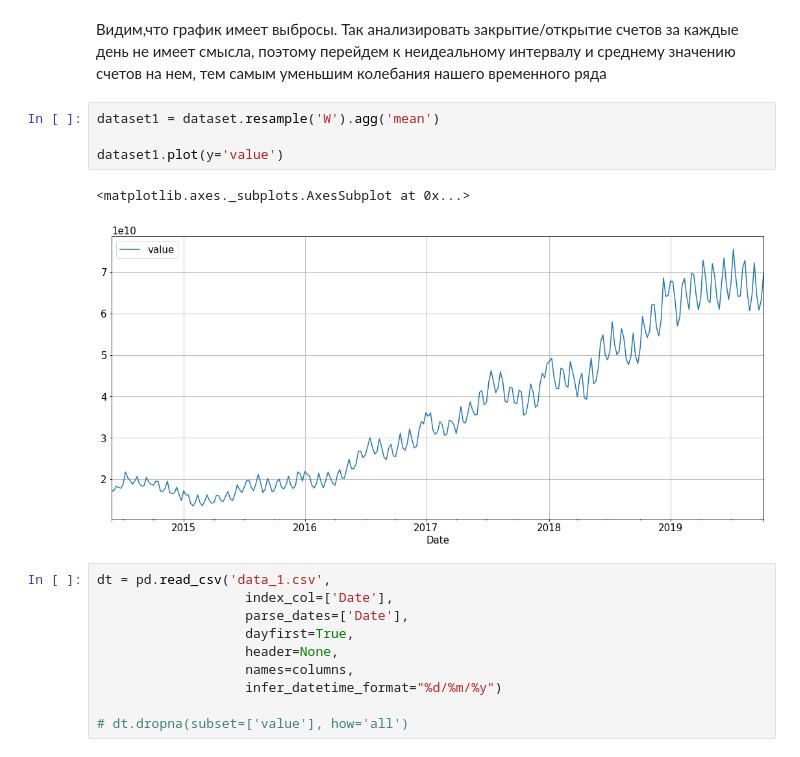
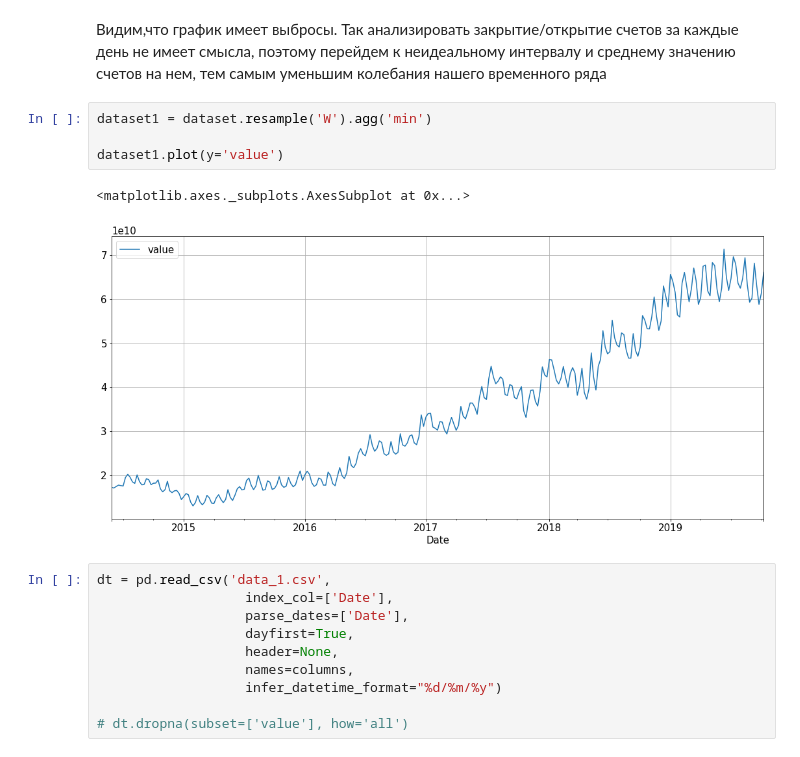
Before and after one commit to NickPavlovskii/sber, a Jupyter notebook: sber_prediction.ipynb, the cells around one changed output. Drawn from its saved outputs; the diff is of its cells as text.

```diff
--- a/sber_prediction.ipynb
+++ b/sber_prediction.ipynb
@@ -187,12 +196,12 @@ $p_{value} = 0.991880, p_{value} > 0.05$ => p-значение для време
 # %% [markdown]
 Видим,что график имеет выбросы. Так анализировать закрытие/открытие счетов за каждые день не имеет смысла, поэтому перейдем к неидеальному интервалу и среднему значению счетов на нем, тем самым уменьшим колебания нашего временного ряда
 # %%
-dataset1 = dataset.resample('W').agg('mean')
+dataset1 = dataset.resample('W').agg('min')
 
 dataset1.plot(y='value')
 # %% [output]
 <matplotlib.axes._subplots.AxesSubplot at 0x...>
-[figure, old version]
+[figure, new version]
 # %%
 dt = pd.read_csv('data_1.csv',
                    index_col=['Date'],
```
Also changed, not shown: parts of 155 cells of this notebook.
